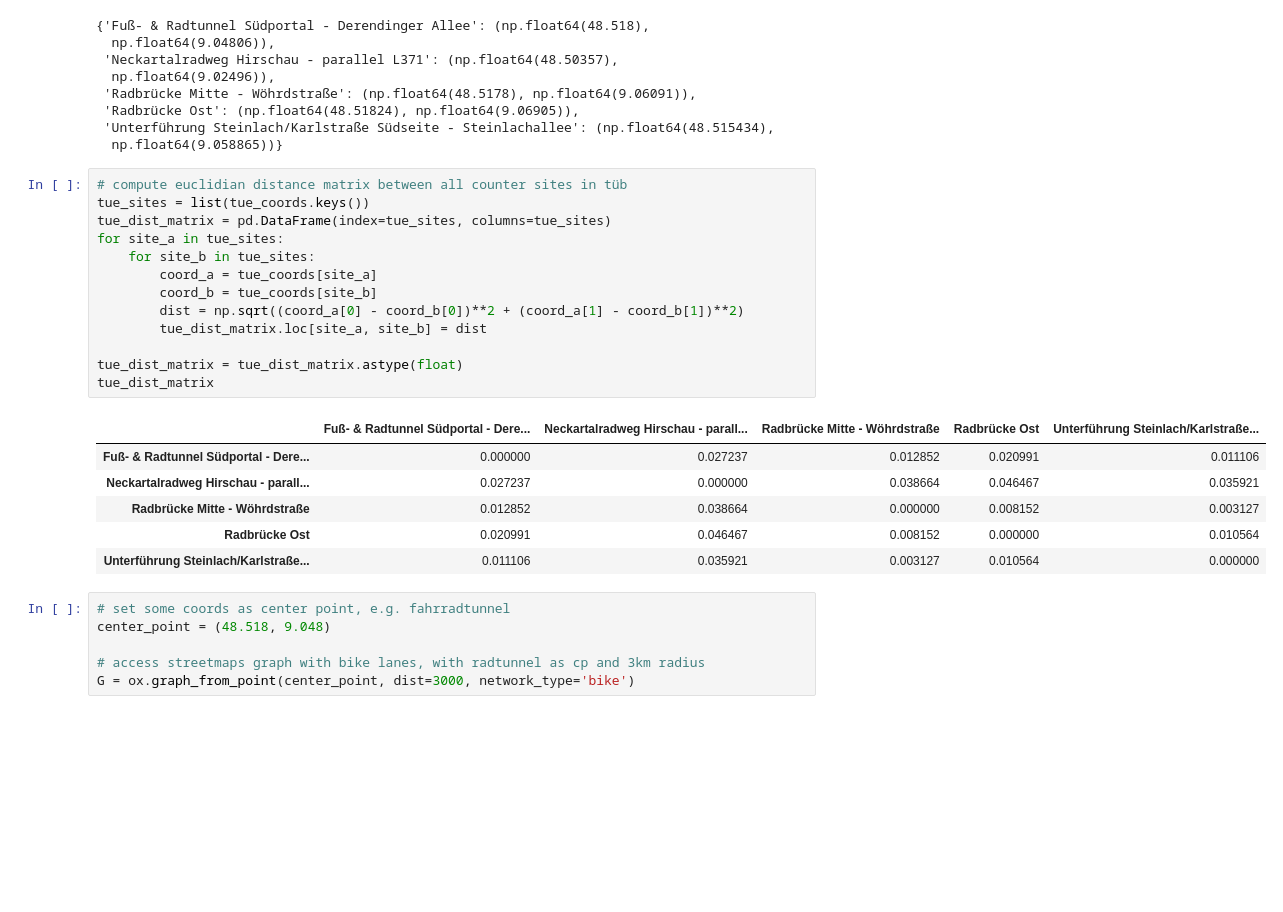
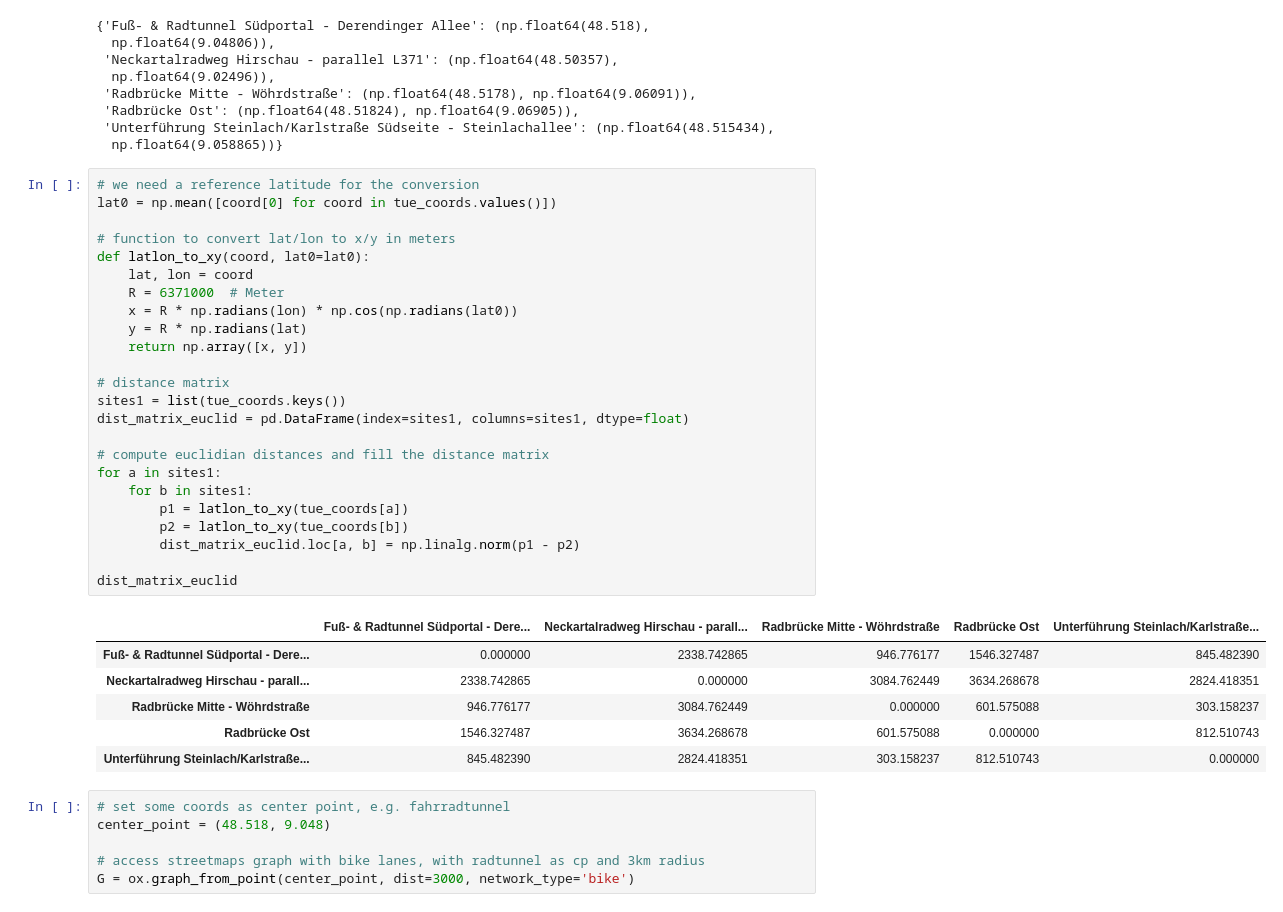
Before and after one commit to cleesee/fahrradzaehler, a Jupyter notebook: maps.ipynb, the cells around one changed output. Saved outputs shown, nothing was run; the diff lists cells and outputs as text; blank space fills up the shorter version.

```diff
--- a/maps.ipynb
+++ b/maps.ipynb
@@ -65,25 +65,36 @@ tue_coords
  'Unterführung Steinlach/Karlstraße Südseite - Steinlachallee': (np.float64(48.515434),
   np.float64(9.058865))}
 # %%
-# compute euclidian distance matrix between all counter sites in tüb
-tue_sites = list(tue_coords.keys())
-tue_dist_matrix = pd.DataFrame(index=tue_sites, columns=tue_sites)
-for site_a in tue_sites:
-    for site_b in tue_sites:
-        coord_a = tue_coords[site_a]
-        coord_b = tue_coords[site_b]
-        dist = np.sqrt((coord_a[0] - coord_b[0])**2 + (coord_a[1] - coord_b[1])**2)
-        tue_dist_matrix.loc[site_a, site_b] = dist
+# we need a reference latitude for the conversion
+lat0 = np.mean([coord[0] for coord in tue_coords.values()])
 
-tue_dist_matrix = tue_dist_matrix.astype(float)
-tue_dist_matrix
+# function to convert lat/lon to x/y in meters
+def latlon_to_xy(coord, lat0=lat0):
+    lat, lon = coord
+    R = 6371000  # Meter
+    x = R * np.radians(lon) * np.cos(np.radians(lat0))
+    y = R * np.radians(lat)
+    return np.array([x, y])
+
+# distance matrix
+sites1 = list(tue_coords.keys())
+dist_matrix_euclid = pd.DataFrame(index=sites1, columns=sites1, dtype=float)
+
+# compute euclidian distances and fill the distance matrix
+for a in sites1:
+    for b in sites1:
+        p1 = latlon_to_xy(tue_coords[a])
+        p2 = latlon_to_xy(tue_coords[b])
+        dist_matrix_euclid.loc[a, b] = np.linalg.norm(p1 - p2)
+
+dist_matrix_euclid
 # %% [output]
 |  | Fuß- & Radtunnel Südportal - Dere... | Neckartalradweg Hirschau - parall... | Radbrücke Mitte - Wöhrdstraße | Radbrücke Ost | Unterführung Steinlach/Karlstraße... |
-| Fuß- & Radtunnel Südportal - Dere... | 0.000000 | 0.027237 | 0.012852 | 0.020991 | 0.011106 |
-| Neckartalradweg Hirschau - parall... | 0.027237 | 0.000000 | 0.038664 | 0.046467 | 0.035921 |
-| Radbrücke Mitte - Wöhrdstraße | 0.012852 | 0.038664 | 0.000000 | 0.008152 | 0.003127 |
-| Radbrücke Ost | 0.020991 | 0.046467 | 0.008152 | 0.000000 | 0.010564 |
-| Unterführung Steinlach/Karlstraße... | 0.011106 | 0.035921 | 0.003127 | 0.010564 | 0.000000 |
+| Fuß- & Radtunnel Südportal - Dere... | 0.000000 | 2338.742865 | 946.776177 | 1546.327487 | 845.482390 |
+| Neckartalradweg Hirschau - parall... | 2338.742865 | 0.000000 | 3084.762449 | 3634.268678 | 2824.418351 |
+| Radbrücke Mitte - Wöhrdstraße | 946.776177 | 3084.762449 | 0.000000 | 601.575088 | 303.158237 |
+| Radbrücke Ost | 1546.327487 | 3634.268678 | 601.575088 | 0.000000 | 812.510743 |
+| Unterführung Steinlach/Karlstraße... | 845.482390 | 2824.418351 | 303.158237 | 812.510743 | 0.000000 |
 # %%
 # set some coords as center point, e.g. fahrradtunnel
 center_point = (48.518, 9.048)
```
Also changed, not shown: parts of 6 cells of this notebook.
